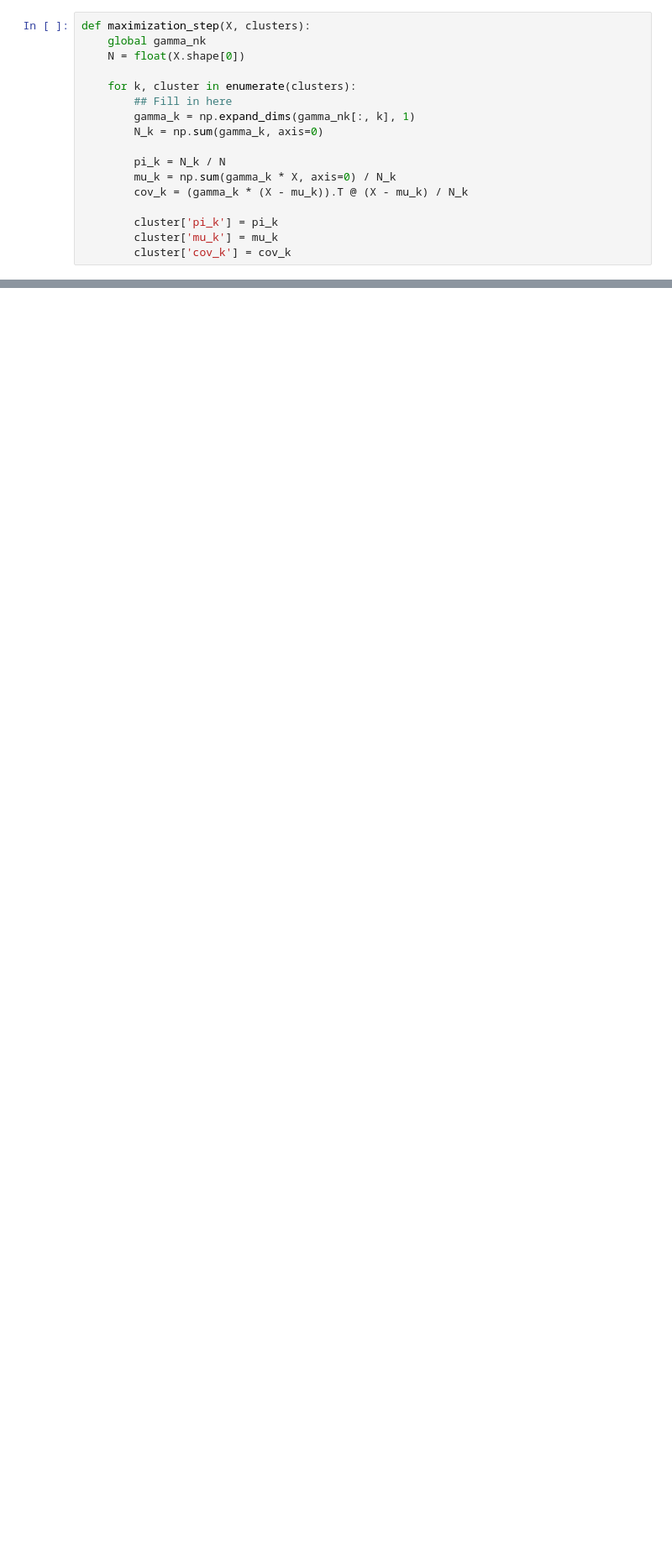
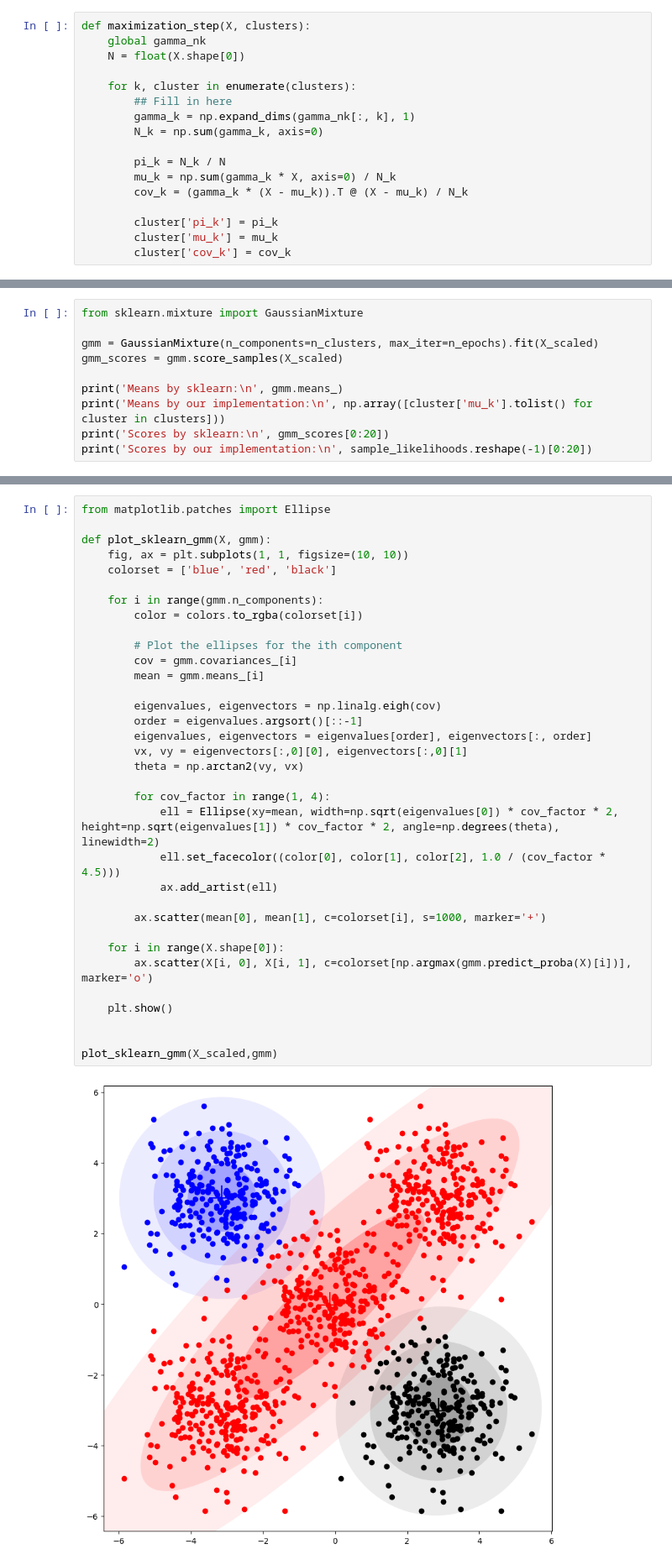
Before and after one commit to sanjeet-jain/cs-559, a Jupyter notebook: HW4/SANJEET_VINOD_JAIN_HW4_CS559_WS.ipynb, the cells around one changed output, grey strips where cells are left out. Shown at 84% size. Drawn from its saved outputs; the diff is of its cells as text; blank space fills up the shorter version.

```diff
--- a/HW4/SANJEET_VINOD_JAIN_HW4_CS559_WS.ipynb
+++ b/HW4/SANJEET_VINOD_JAIN_HW4_CS559_WS.ipynb
@@ -253,0 +249,10 @@ create_cluster_animation(X_scaled, history, scores)
+# %%
+from sklearn.mixture import GaussianMixture
+
+gmm = GaussianMixture(n_components=n_clusters, max_iter=n_epochs).fit(X_scaled)
+gmm_scores = gmm.score_samples(X_scaled)
+
+print('Means by sklearn:\n', gmm.means_)
+print('Means by our implementation:\n', np.array([cluster['mu_k'].tolist() for cluster in clusters]))
+print('Scores by sklearn:\n', gmm_scores[0:20])
+print('Scores by our implementation:\n', sample_likelihoods.reshape(-1)[0:20])
@@ -253,0 +278,36 @@ create_cluster_animation(X_scaled, history, scores)
+# %%
+from matplotlib.patches import Ellipse
+
+def plot_sklearn_gmm(X, gmm):
+    fig, ax = plt.subplots(1, 1, figsize=(10, 10))
+    colorset = ['blue', 'red', 'black']
+
+    for i in range(gmm.n_components):
+        color = colors.to_rgba(colorset[i])
+
+        # Plot the ellipses for the ith component
+        cov = gmm.covariances_[i]
+        mean = gmm.means_[i]
+
+        eigenvalues, eigenvectors = np.linalg.eigh(cov)
+        order = eigenvalues.argsort()[::-1]
+        eigenvalues, eigenvectors = eigenvalues[order], eigenvectors[:, order]
+        vx, vy = eigenvectors[:,0][0], eigenvectors[:,0][1]
+        theta = np.arctan2(vy, vx)
+
+        for cov_factor in range(1, 4):
+            ell = Ellipse(xy=mean, width=np.sqrt(eigenvalues[0]) * cov_factor * 2, height=np.sqrt(eigenvalues[1]) * cov_factor * 2, angle=np.degrees(theta), linewidth=2)
+            ell.set_facecolor((color[0], color[1], color[2], 1.0 / (cov_factor * 4.5)))
+            ax.add_artist(ell)
+
+        ax.scatter(mean[0], mean[1], c=colorset[i], s=1000, marker='+')
+
+    for i in range(X.shape[0]):
+        ax.scatter(X[i, 0], X[i, 1], c=colorset[np.argmax(gmm.predict_proba(X)[i])], marker='o')
+
+    plt.show()
+
+
+plot_sklearn_gmm(X_scaled,gmm)
+# %% [output]
+[figure, added]
```
Also changed, not shown: parts of 6 cells of this notebook, 1 other file.
